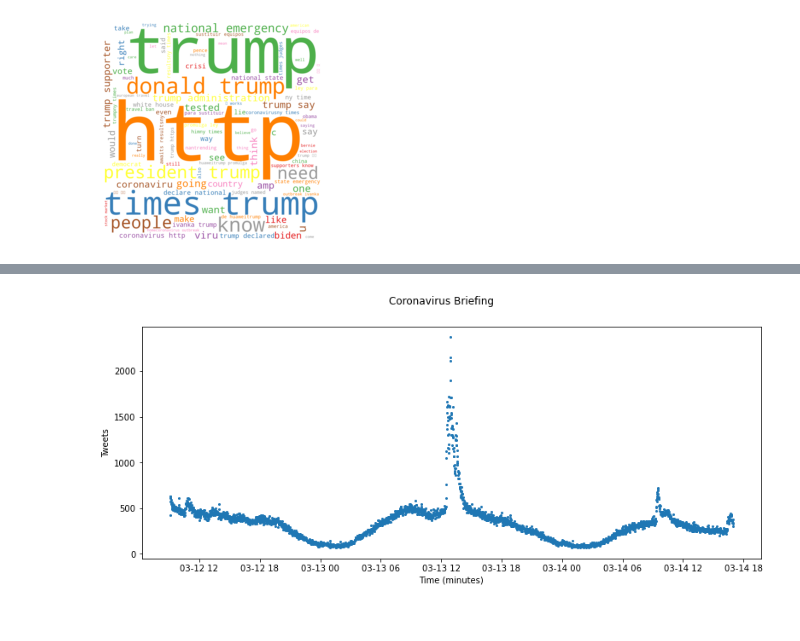
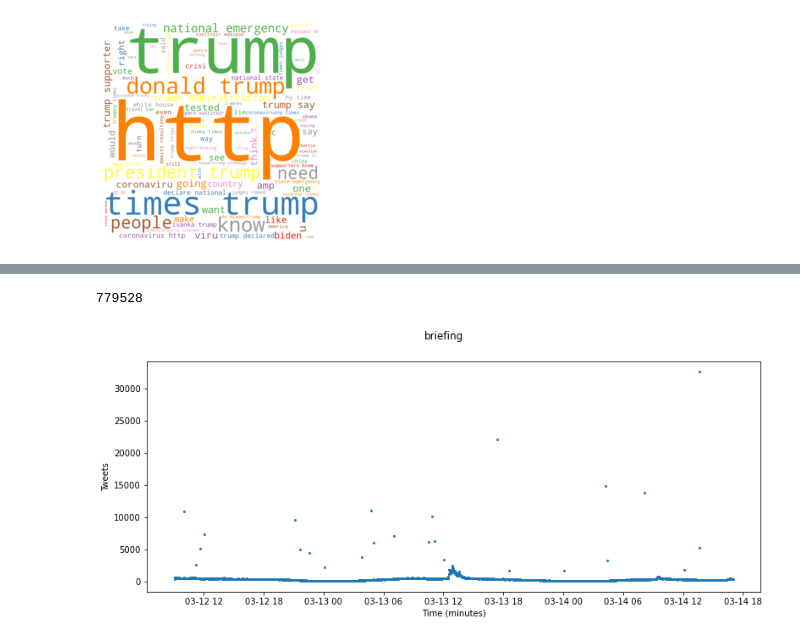
Before and after one commit to trevca/2020-Analysis, a Jupyter notebook: notebooks/CreateCharts.ipynb, the cells around one changed output, grey strips where cells are left out. Saved outputs shown, nothing was run; the diff lists cells and outputs as text; code cells hidden in the pictures.

```diff
--- a/notebooks/CreateCharts.ipynb
+++ b/notebooks/CreateCharts.ipynb
@@ -55,0 +72,36 @@ plt.show()
+# %%
+len(times)
+# %% [output]
+779528
+# %%
+import datetime
+import matplotlib.pyplot as plt
+
+def plotTimes(new_frame, title = ""):
+    times = []
+    for i in range(len(new_frame)):
+        try:
+            date_time_str = new_frame['date'][i] + ' ' + new_frame['time'][i][:5]
+            date_time_obj = datetime.datetime.strptime(date_time_str, '%Y-%m-%d %H:%M')
+            times.append(date_time_obj)
+        except:
+            continue
+    counts_map = {}
+    for time in times:
+        if time in counts_map:
+            counts_map[time] += 1
+        else:
+            counts_map[time] = 1
+    x = []
+    y = []
+    for key in counts_map:
+        x.append(key)
+        y.append(counts_map[key])
+
+    plt.figure(figsize=(13, 5))
+    plt.plot(x, y, 'o', markersize=2)
+    plt.suptitle(title)
+    plt.ylabel("Tweets")
+    plt.xlabel("Time (minutes)")
+    plt.show()
+    return (x,y)
@@ -56,2 +143,6 @@ plt.show()
+# %%
+df = pd.read_csv("../data/Processed_TrumpTweets_Coronavirus_briefing.csv", low_memory=False)
 # %%
-import datetime
+x,y = plotTimes(df, 'briefing')
+# %% [output]
+[figure, added]
@@ -76,9 +148,0 @@ for key in counts_map:
-# %%
-plt.figure(figsize=(13, 5))
-plt.plot(x, y, 'o', markersize=2)
-plt.suptitle("Coronavirus Briefing")
-plt.ylabel("Tweets")
-plt.xlabel("Time (minutes)")
-plt.show()
-# %% [output]
-[figure, removed]
```
Also changed, not shown: parts of 61 cells of this notebook, 3 other files.
